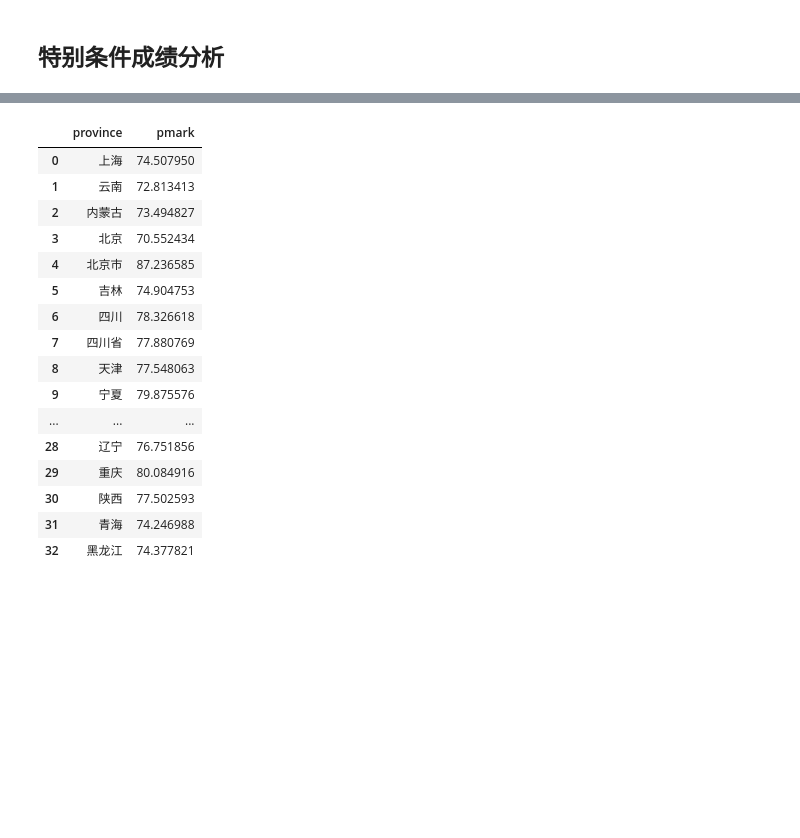
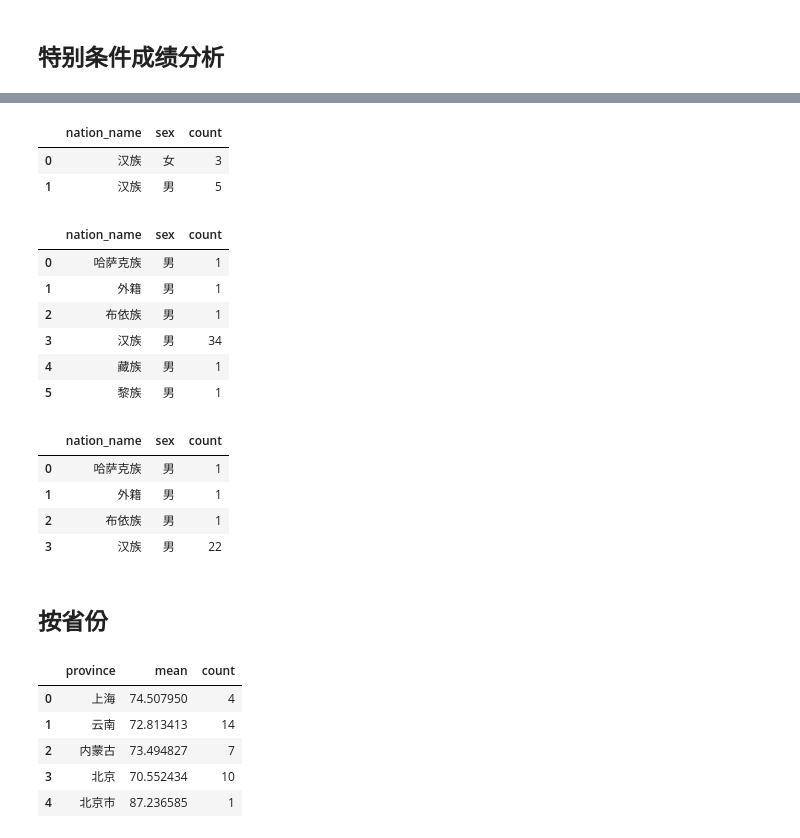
Before and after one commit to mycodefarm/notebook, a Jupyter notebook: 000-mark.ipynb, the cells around one changed output, grey strips where cells are left out. Saved outputs shown, nothing was run; the diff lists cells and outputs as text; code cells hidden in the pictures; blank space fills up the shorter version.

```diff
--- a/000-mark.ipynb
+++ b/000-mark.ipynb
@@ -26,7 +26,7 @@ df.head()
 # 要根据学生id聚类然后计算其平均分
 def get_avg_stu_marks_df(df):
     groupd  = df.groupby(['student_id','college_code','college_name','sex','name','birth','class_code','class_name','nation_name',
-        'party','province','city','speciality_code','speciality_name','grade'],as_index=False) # 保留列
+        'party','province','city','speciality_code','speciality_name','grade','constellation'],as_index=False) # 保留列
     groupd = groupd.agg({'pmark':np.average})
     return groupd
 # %%
@@ -103,6 +105,6 @@ def get_constellation(row):
         return '未知星座'
 # %%
 # 按星座
-marks['constellation'] = marks.apply(get_constellation,axis=1)
-marks.head()
+df['constellation'] = df.apply(get_constellation,axis=1)
+df.head()
 # %% [output]
@@ -135,20 +214,38 @@ marks.groupby(['constellation','sex'],as_index=False).agg({'pmark':'mean'})
+# %%
+# 按民族求学霸人数
+marks[marks['pmark']>90].groupby(['nation_name','sex'],as_index=False).agg({'pmark':'count'}).rename(columns={'pmark':'count'})
+# %% [output]
+|  | nation_name | sex | count |
+| 0 | 汉族 | 女 | 3 |
+| 1 | 汉族 | 男 | 5 |
+# %%
+# 按民族求学渣人数
+marks[marks['pmark']<65].groupby(['nation_name','sex'],as_index=False).agg({'pmark':'count'}).rename(columns={'pmark':'count'})
+# %% [output]
+|  | nation_name | sex | count |
+| 0 | 哈萨克族 | 男 | 1 |
+| 1 | 外籍 | 男 | 1 |
+| 2 | 布依族 | 男 | 1 |
+| 3 | 汉族 | 男 | 34 |
+| 4 | 藏族 | 男 | 1 |
+| 5 | 黎族 | 男 | 1 |
+# %%
+# 按民族求挂科人数
+marks[marks['pmark']<60].groupby(['nation_name','sex'],as_index=False).agg({'pmark':'count'}).rename(columns={'pmark':'count'})
+# %% [output]
+|  | nation_name | sex | count |
+| 0 | 哈萨克族 | 男 | 1 |
+| 1 | 外籍 | 男 | 1 |
+| 2 | 布依族 | 男 | 1 |
+| 3 | 汉族 | 男 | 22 |
+# %% [markdown]
+## 按省份
 # %%
-marks.groupby('province',as_index=False).agg({'pmark':'mean'})
+marks.groupby('province',as_index=False).agg({'pmark':'mean','city':'count'}).rename(columns={'pmark':'mean','city':'count'}).head()
 # %% [output]
-|  | province | pmark |
-| 0 | 上海 | 74.507950 |
-| 1 | 云南 | 72.813413 |
-| 2 | 内蒙古 | 73.494827 |
-| 3 | 北京 | 70.552434 |
-| 4 | 北京市 | 87.236585 |
-| 5 | 吉林 | 74.904753 |
-| 6 | 四川 | 78.326618 |
-| 7 | 四川省 | 77.880769 |
-| 8 | 天津 | 77.548063 |
-| 9 | 宁夏 | 79.875576 |
-| ... | ... | ... |
-| 28 | 辽宁 | 76.751856 |
-| 29 | 重庆 | 80.084916 |
-| 30 | 陕西 | 77.502593 |
-| 31 | 青海 | 74.246988 |
-| 32 | 黑龙江 | 74.377821 |
+|  | province | mean | count |
+| 0 | 上海 | 74.507950 | 4 |
+| 1 | 云南 | 72.813413 | 14 |
+| 2 | 内蒙古 | 73.494827 | 7 |
+| 3 | 北京 | 70.552434 | 10 |
+| 4 | 北京市 | 87.236585 | 1 |
```
Also changed, not shown: parts of 14 cells of this notebook.
